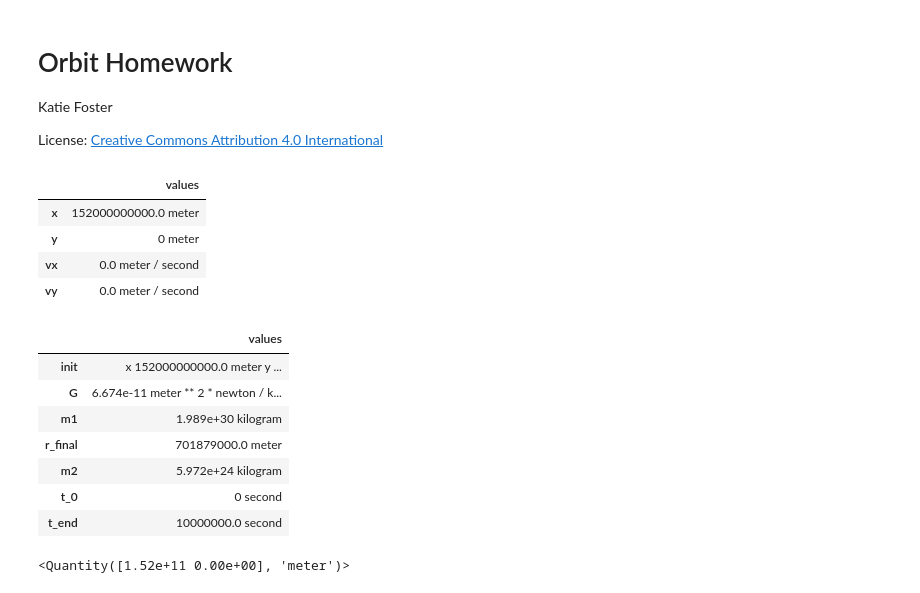
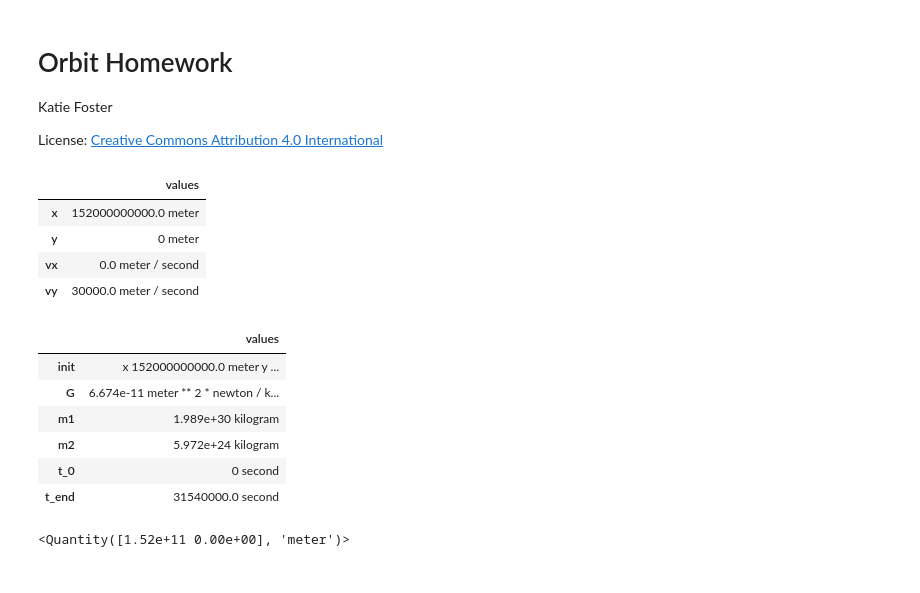
Before and after one commit to katie608/ModSimPy, a Jupyter notebook: code/orbit_homework.ipynb, the cells around one changed output. Cells and saved outputs as stored; diff of their text form; code cells hidden in the pictures.

```diff
--- a/code/orbit_homework.ipynb
+++ b/code/orbit_homework.ipynb
@@ -28,7 +28,7 @@ r_0 = 147e9 * m
 x_0 = 1.52e11 * m
 y_0 = 0 * m
 vx_0 = 0 * m / s
-vy_0 = 0 * m / s
+vy_0 = 30000 * m / s
 
 init = State(x = x_0,
              y = y_0,
@@ -39,28 +39,26 @@ init = State(x = x_0,
 | x | 152000000000.0 meter |
 | y | 0 meter |
 | vx | 0.0 meter / second |
-| vy | 0.0 meter / second |
+| vy | 30000.0 meter / second |
 # %%
 # Making a system object
 
 r_earth = 6.371e6 * m
 r_sun = 695.508e6 * m
 
 system = System(init=init,
                 G=6.674e-11 * N / kg**2 * m**2,
                 m1=1.989e30 * kg,
-                r_final=r_sun + r_earth,
                 m2=5.972e24 * kg,
                 t_0=0 * s,
-                t_end=1e7 * s)
+                t_end=3.154e7 * s)
 # %% [output]
 |  | values |
 | init | x 152000000000.0 meter y ... |
 | G | 6.674e-11 meter ** 2 * newton / k... |
 | m1 | 1.989e+30 kilogram |
-| r_final | 701879000.0 meter |
 | m2 | 5.972e+24 kilogram |
 | t_0 | 0 second |
-| t_end | 10000000.0 second |
+| t_end | 31540000.0 second |
 # %%
 def universal_gravitation(r, system):
```
Also changed, not shown: parts of 9 cells of this notebook.
